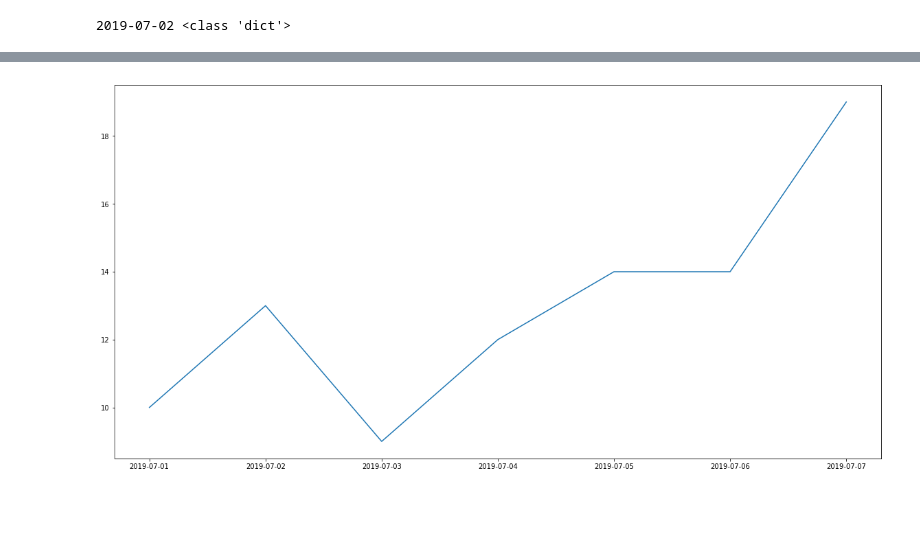
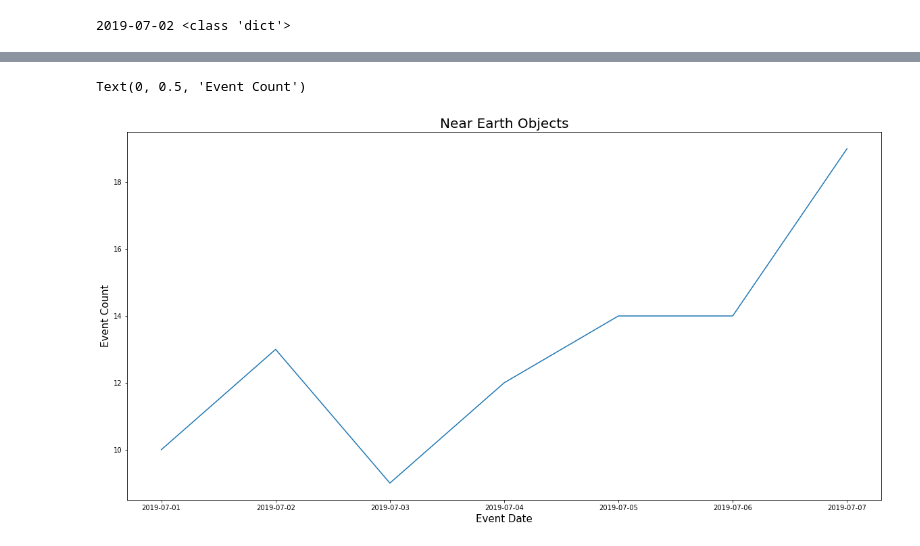
Before and after one commit to lee-coates/MondayMorningPython, a Jupyter notebook: TidyDataInPython/TidyDataInPython.ipynb, the cells around one changed output, grey strips where cells are left out. Cells and saved outputs as stored; diff of their text form; code cells hidden in the pictures; blank space fills up the shorter version.

Commit message:
Added titles to plot

```diff
--- a/TidyDataInPython/TidyDataInPython.ipynb
+++ b/TidyDataInPython/TidyDataInPython.ipynb
@@ -83,5 +83,9 @@ event_plot_data = finaldf_shape[['event_date', 'id']].rename(columns={'id': 'eve
 # %%
 plt.rcParams['figure.figsize'] = (20,10)
 event_plot = plt.plot(event_plot_data['event_date'], event_plot_data['event_count'])
+plt.title('Near Earth Objects', fontsize=20)
+plt.xlabel('Event Date',fontsize=15)
+plt.ylabel('Event Count',fontsize=15)
 # %% [output]
+Text(0, 0.5, 'Event Count')
-[figure, old version]
+[figure, new version]
```
Also changed, not shown: parts of 1 cell of this notebook.
